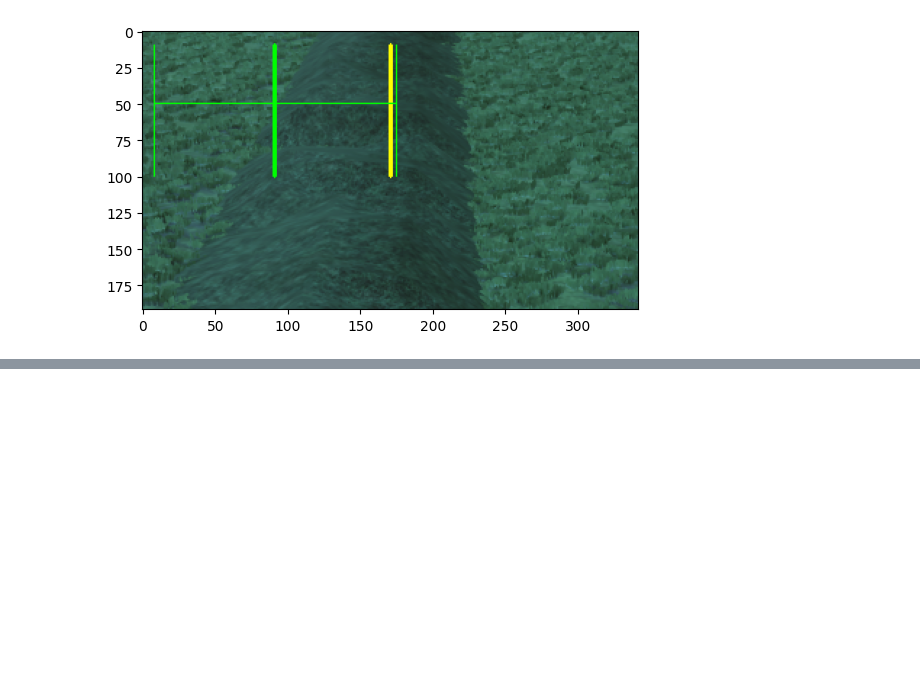
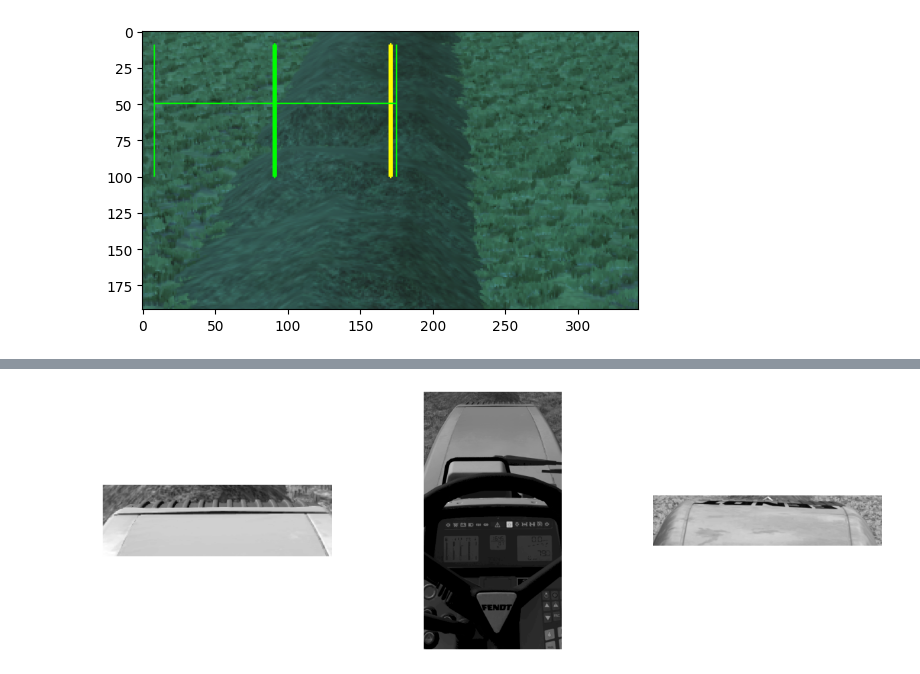
Before and after one commit to mgoetze06/autosteer, a Jupyter notebook: autosteer_notebook.ipynb, the cells around one changed output, grey strips where cells are left out. Drawn from its saved outputs; the diff is of its cells as text; code cells hidden in the pictures; blank space fills up the shorter version.

```diff
--- a/autosteer_notebook.ipynb
+++ b/autosteer_notebook.ipynb
@@ -929,6 +929,15 @@ import glob
 import math
 #from autosteerfunctions import calculate_difference_line,rectangle_roi_center,get_schwad_distance_from_center
 from simple_pid import PID
+def show_images(images, titles=None):
+    fig, ax = plt.subplots(ncols=len(images), figsize=(len(images)*5,5))
+
+    for idx, image in enumerate(images):
+        ax[idx].imshow(image, cmap='gray')
+        ax[idx].axis(False)
+        if(titles != None):
+            ax[idx].set_title(titles[idx])
+    return
 
 def rectangle_roi_center(img,width_factor,height_factor,y_offset,x_offset):
     #print(img.shape)
@@ -1025,0 +1100,25 @@ plt.imshow(roi)
+# %%
+def matchTemplateToImg(img,template,threshold):
+    img_gray = cv2.cvtColor(img, cv2.COLOR_BGR2GRAY)
+    w, h = template.shape[::-1]
+    res = cv2.matchTemplate(img_gray,template,cv2.TM_CCOEFF_NORMED)
+    #threshold = 0.9
+
+    locations = np.where(res >= threshold)
+    found = False
+    for point in zip(*locations[::-1]):
+        found = True
+        cv2.rectangle(img,point,(point[0]+w,point[1]+h),(0,255,255),2)
+
+    return img,found
+templates = []
+#template = cv2.imread("/content/drive/MyDrive/cvml-emb/template.jpg",0)
+for file in glob.glob("./images/schwad/templates/*.png"):
+    template = cv2.imread(file,0)
+    templates.append(template)
+
+show_images(templates)
+#template = cv2.imread('./images/schwad/template930.png',0)
+#plt.imshow(templates[0])
+# %% [output]
+[figure, added]
```
Also changed, not shown: parts of 4 cells of this notebook, 5 other files.
